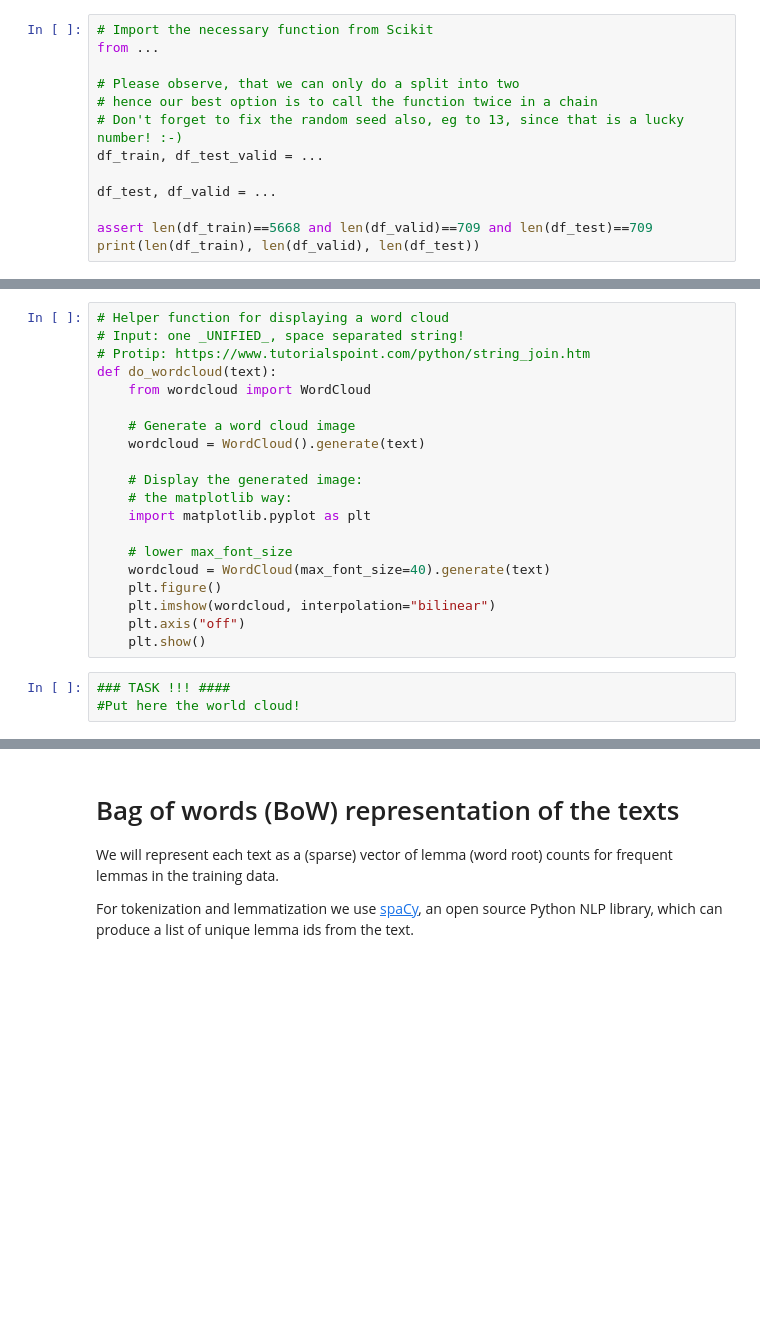
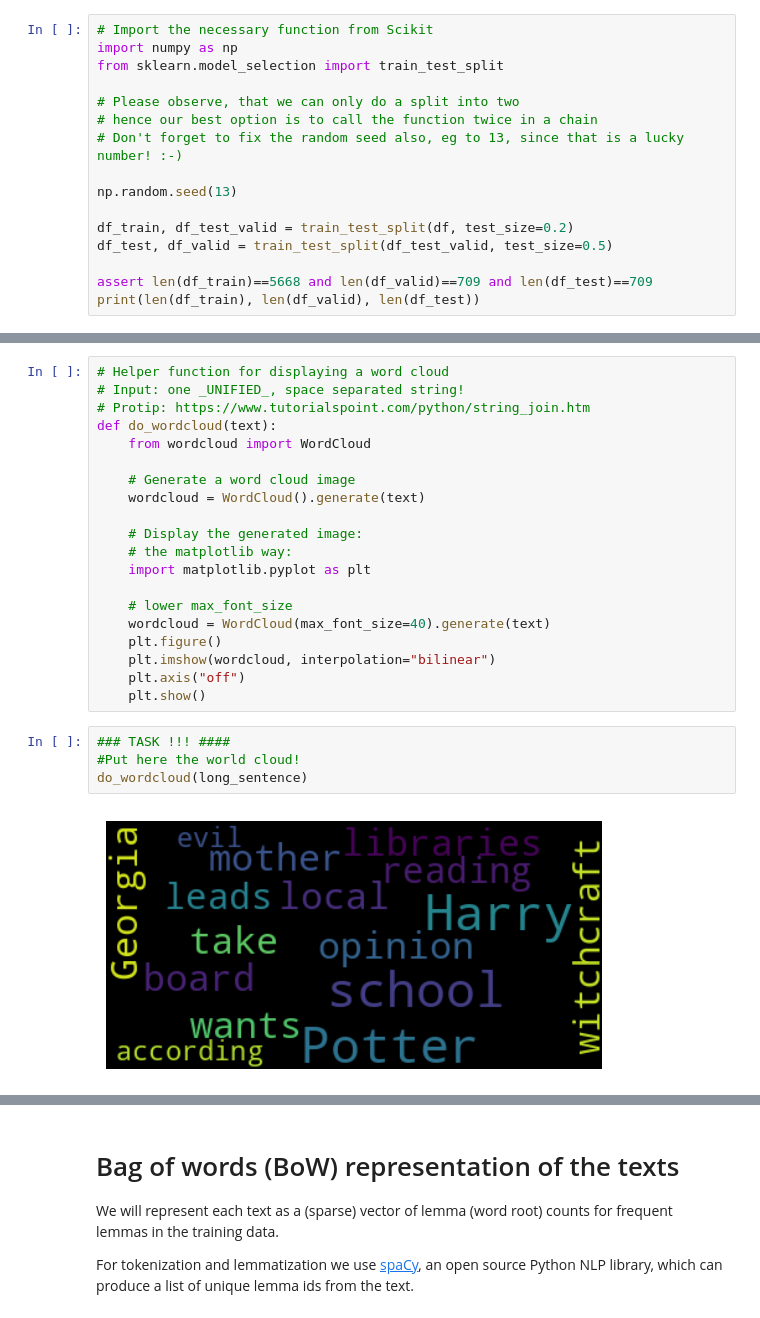
Before and after one commit to wanjeans33/Deep-Learning, a Jupyter notebook: Day2_Task_Sentiment_classification_handout.ipynb, the cells around one changed output, grey strips where cells are left out. Drawn from its saved outputs; the diff is of its cells as text; blank space fills up the shorter version.

```diff
--- a/Day2_Task_Sentiment_classification_handout.ipynb
+++ b/Day2_Task_Sentiment_classification_handout.ipynb
@@ -43,14 +75,17 @@ df.head()
 Before doing anything else (!) we divide our data into train, validation and test parts,
 # %%
 # Import the necessary function from Scikit
-from ...
+import numpy as np
+from sklearn.model_selection import train_test_split
 
 # Please observe, that we can only do a split into two
 # hence our best option is to call the function twice in a chain
 # Don't forget to fix the random seed also, eg to 13, since that is a lucky number! :-)
-df_train, df_test_valid = ...
 
-df_test, df_valid = ...
+np.random.seed(13)
+
+df_train, df_test_valid = train_test_split(df, test_size=0.2)
+df_test, df_valid = train_test_split(df_test_valid, test_size=0.5)
 
 assert len(df_train)==5668 and len(df_valid)==709 and len(df_test)==709
 print(len(df_train), len(df_valid), len(df_test))
@@ -101,6 +161,9 @@ def do_wordcloud(text):
 # %%
 ### TASK !!! ####
 #Put here the world cloud!
+do_wordcloud(long_sentence)
+# %% [output]
+[figure, added]
 # %%
 ### TASK !!! ####
 # Here only the cloud for sentences with negative sentiment!
```
Also changed, not shown: parts of 19 cells of this notebook.
